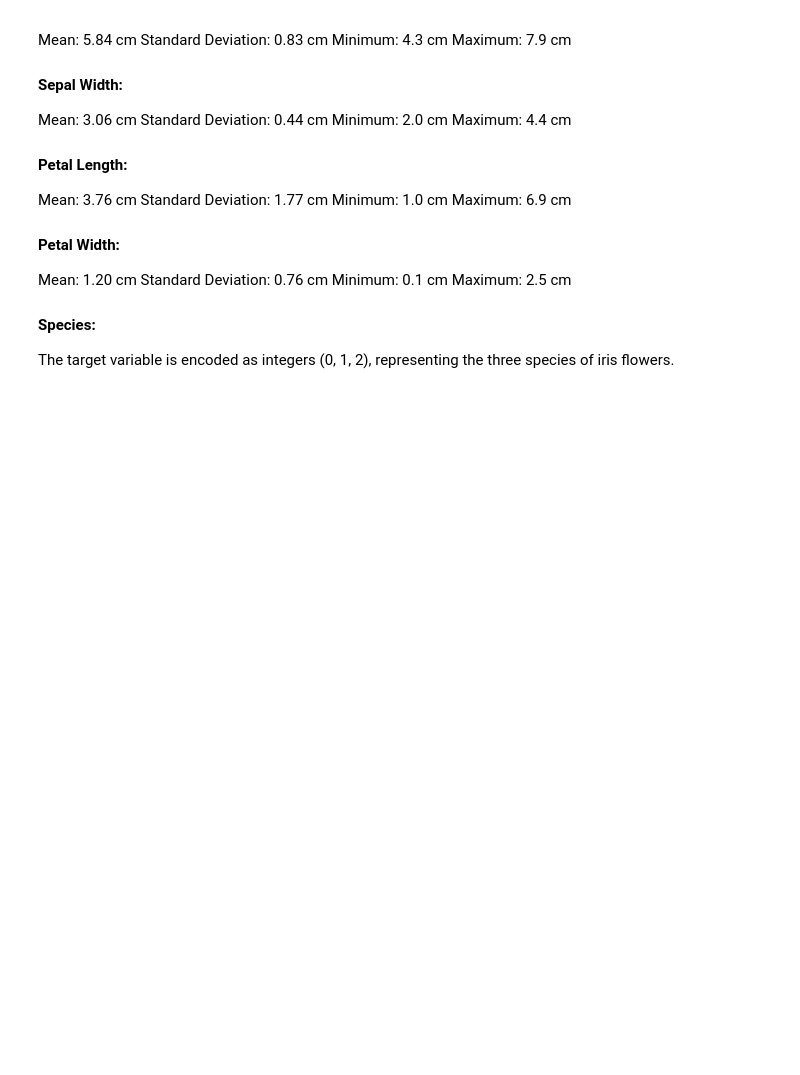
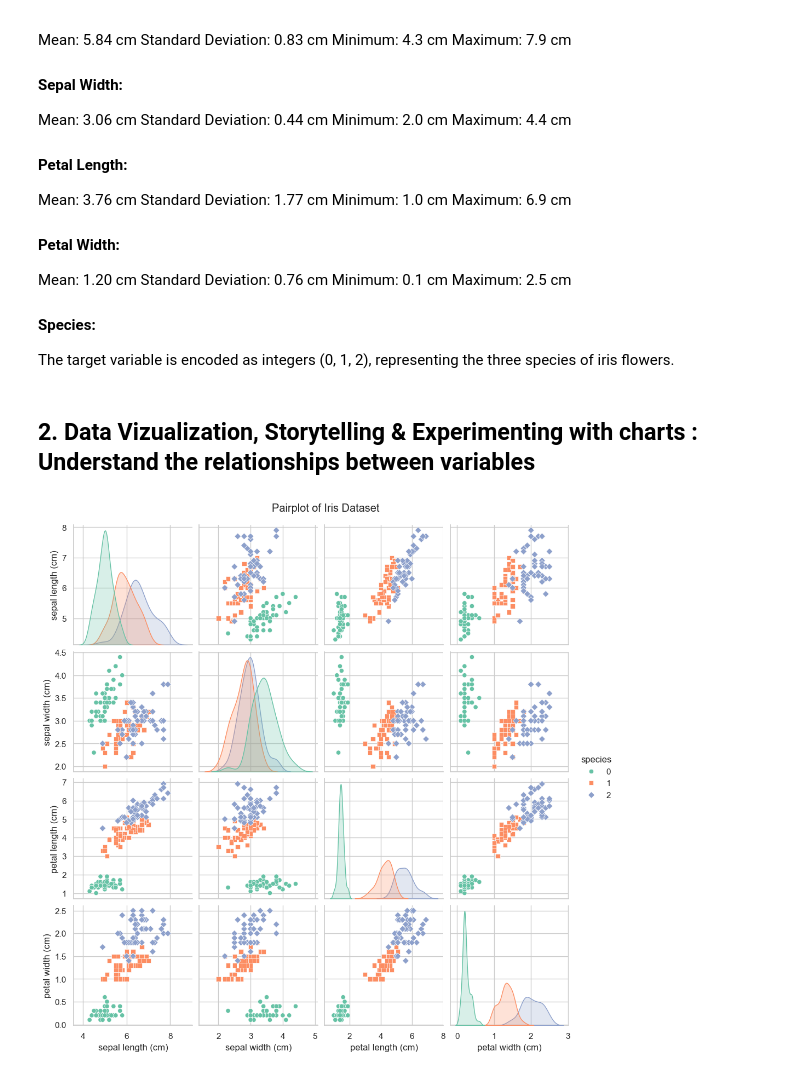
Before and after one commit to mayssemhannachi/LGMVIP-DataScience-Task-1, a Jupyter notebook: Iris_Flower_Classification.ipynb, the cells around one changed output. Saved outputs shown, nothing was run; the diff lists cells and outputs as text; code cells hidden in the pictures; blank space fills up the shorter version.

Commit message:
chore: data visualization

```diff
--- a/Iris_Flower_Classification.ipynb
+++ b/Iris_Flower_Classification.ipynb
@@ -145,3 +145,19 @@ Minimum: 0.1 cm
 Maximum: 2.5 cm
 #### Species:
 The target variable is encoded as integers (0, 1, 2), representing the three species of iris flowers.
+# %% [markdown]
+## 2. Data Vizualization, Storytelling & Experimenting with charts : Understand the relationships between variables
+# %%
+# import visualization libraries
+import matplotlib.pyplot as plt
+import seaborn as sns
+
+# Set the style of the visualization
+sns.set(style="whitegrid")
+# %%
+# Pairplot to visualize relationships between variables
+sns.pairplot(df, hue='species', markers=["o", "s", "D"], palette="Set2")
+plt.suptitle("Pairplot of Iris Dataset", y=1.02)
+plt.show()
+# %% [output]
+[figure, added]
```
Also changed, not shown: parts of 2 cells of this notebook.
